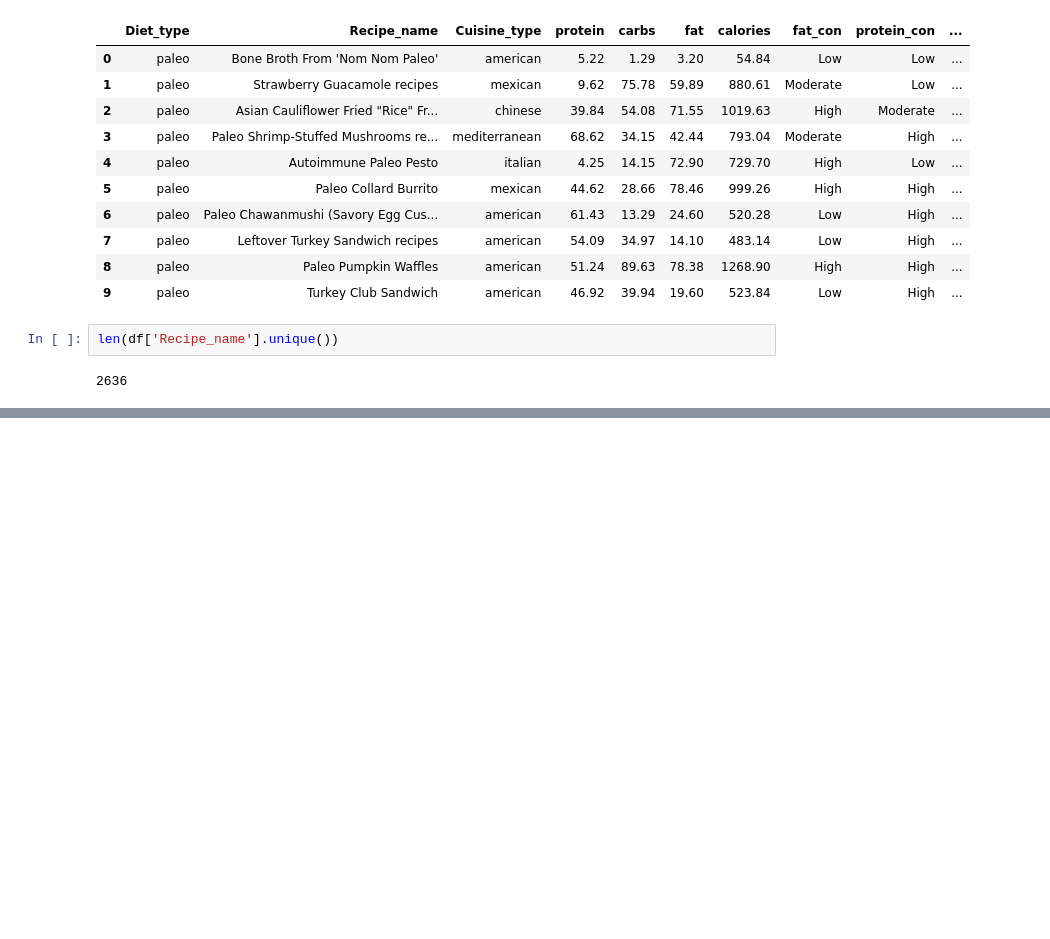
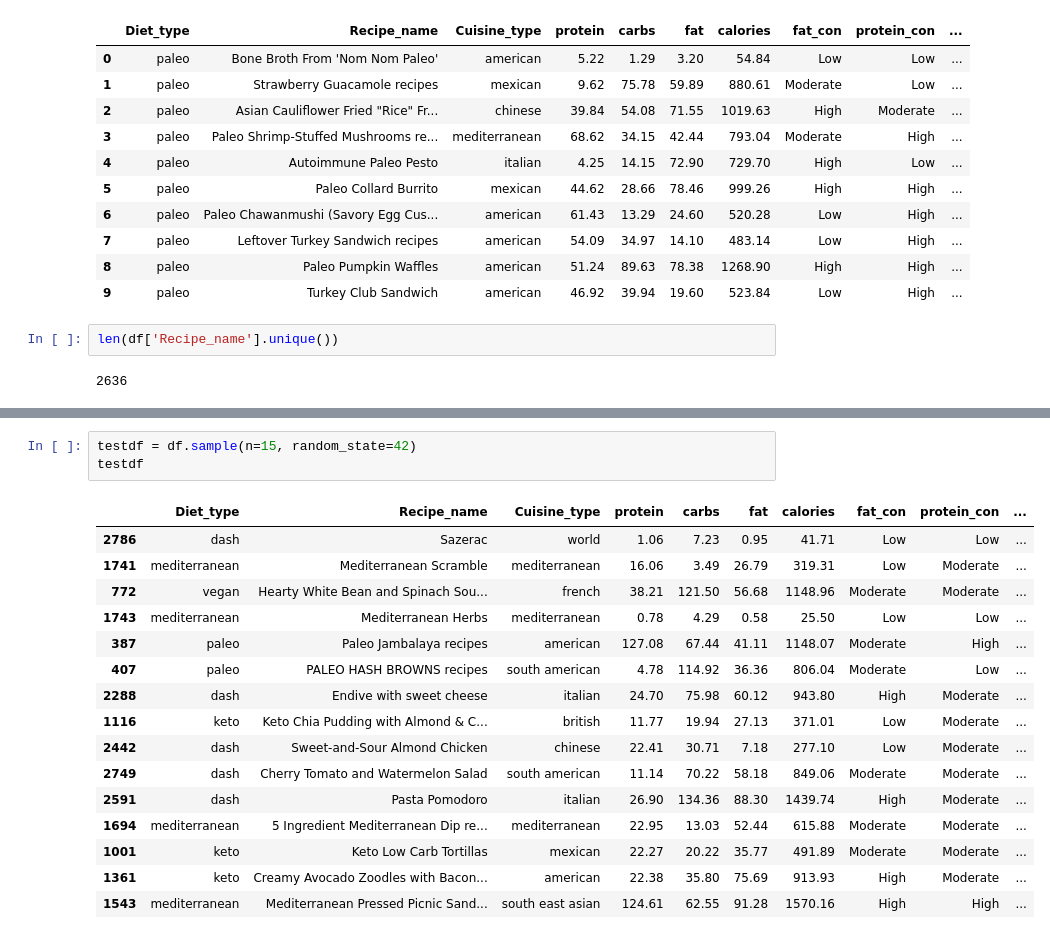
Before and after one commit to prem-0217/FoodRecommender, a Jupyter notebook: notebooks/Modeling.ipynb, the cells around one changed output, grey strips where cells are left out. Saved outputs shown, nothing was run; the diff lists cells and outputs as text; blank space fills up the shorter version.

```diff
--- a/notebooks/Modeling.ipynb
+++ b/notebooks/Modeling.ipynb
@@ -118,0 +143,20 @@ dfmodel.to_csv('../data/foodcleaned.csv', index=False)
+# %%
+testdf = df.sample(n=15, random_state=42)
+testdf
+# %% [output]
+|  | Diet_type | Recipe_name | Cuisine_type | protein | carbs | fat | calories | fat_con | protein_con | ... |
+| 2786 | dash | Sazerac | world | 1.06 | 7.23 | 0.95 | 41.71 | Low | Low | ... |
+| 1741 | mediterranean | Mediterranean Scramble | mediterranean | 16.06 | 3.49 | 26.79 | 319.31 | Low | Moderate | ... |
+| 772 | vegan | Hearty White Bean and Spinach Sou... | french | 38.21 | 121.50 | 56.68 | 1148.96 | Moderate | Moderate | ... |
+| 1743 | mediterranean | Mediterranean Herbs | mediterranean | 0.78 | 4.29 | 0.58 | 25.50 | Low | Low | ... |
+| 387 | paleo | Paleo Jambalaya recipes | american | 127.08 | 67.44 | 41.11 | 1148.07 | Moderate | High | ... |
+| 407 | paleo | PALEO HASH BROWNS recipes | south american | 4.78 | 114.92 | 36.36 | 806.04 | Moderate | Low | ... |
+| 2288 | dash | Endive with sweet cheese | italian | 24.70 | 75.98 | 60.12 | 943.80 | High | Moderate | ... |
+| 1116 | keto | Keto Chia Pudding with Almond & C... | british | 11.77 | 19.94 | 27.13 | 371.01 | Low | Moderate | ... |
+| 2442 | dash | Sweet-and-Sour Almond Chicken | chinese | 22.41 | 30.71 | 7.18 | 277.10 | Low | Moderate | ... |
+| 2749 | dash | Cherry Tomato and Watermelon Salad | south american | 11.14 | 70.22 | 58.18 | 849.06 | Moderate | Moderate | ... |
+| 2591 | dash | Pasta Pomodoro | italian | 26.90 | 134.36 | 88.30 | 1439.74 | High | Moderate | ... |
+| 1694 | mediterranean | 5 Ingredient Mediterranean Dip re... | mediterranean | 22.95 | 13.03 | 52.44 | 615.88 | Moderate | Moderate | ... |
+| 1001 | keto | Keto Low Carb Tortillas | mexican | 22.27 | 20.22 | 35.77 | 491.89 | Moderate | Moderate | ... |
+| 1361 | keto | Creamy Avocado Zoodles with Bacon... | american | 22.38 | 35.80 | 75.69 | 913.93 | High | Moderate | ... |
+| 1543 | mediterranean | Mediterranean Pressed Picnic Sand... | south east asian | 124.61 | 62.55 | 91.28 | 1570.16 | High | High | ... |
```
Also changed, not shown: parts of 31 cells of this notebook, 6 other files.
